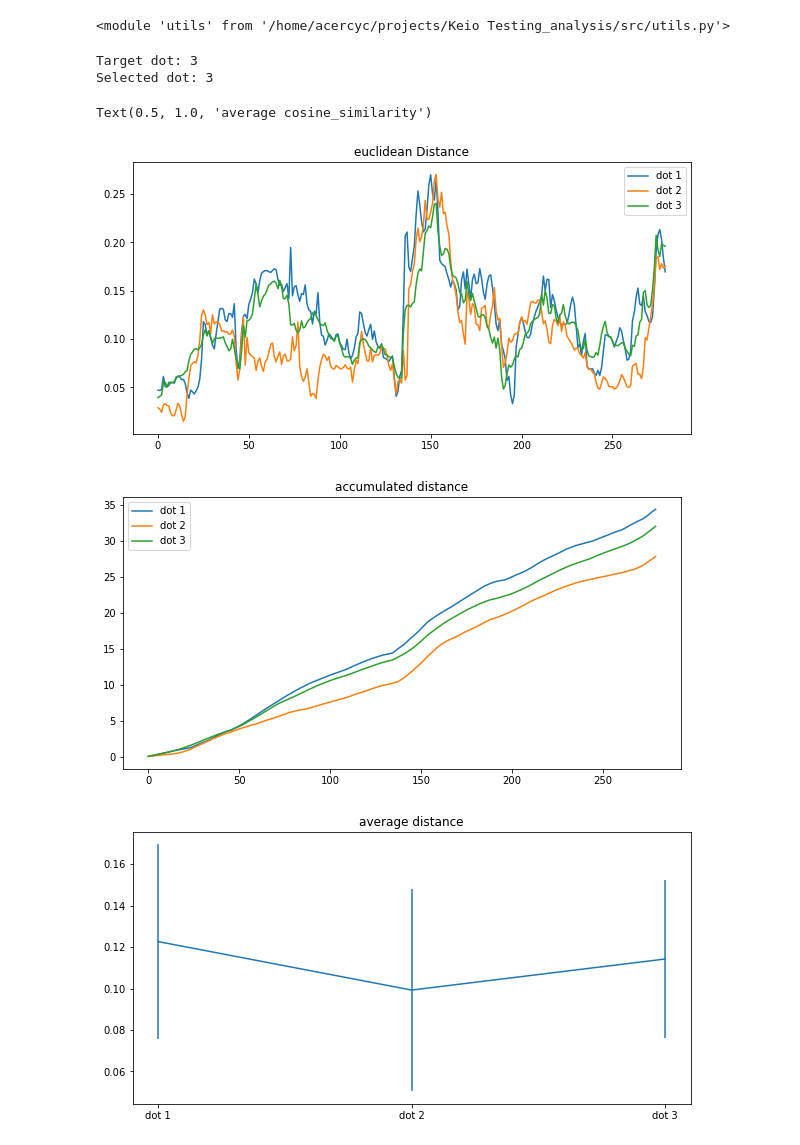
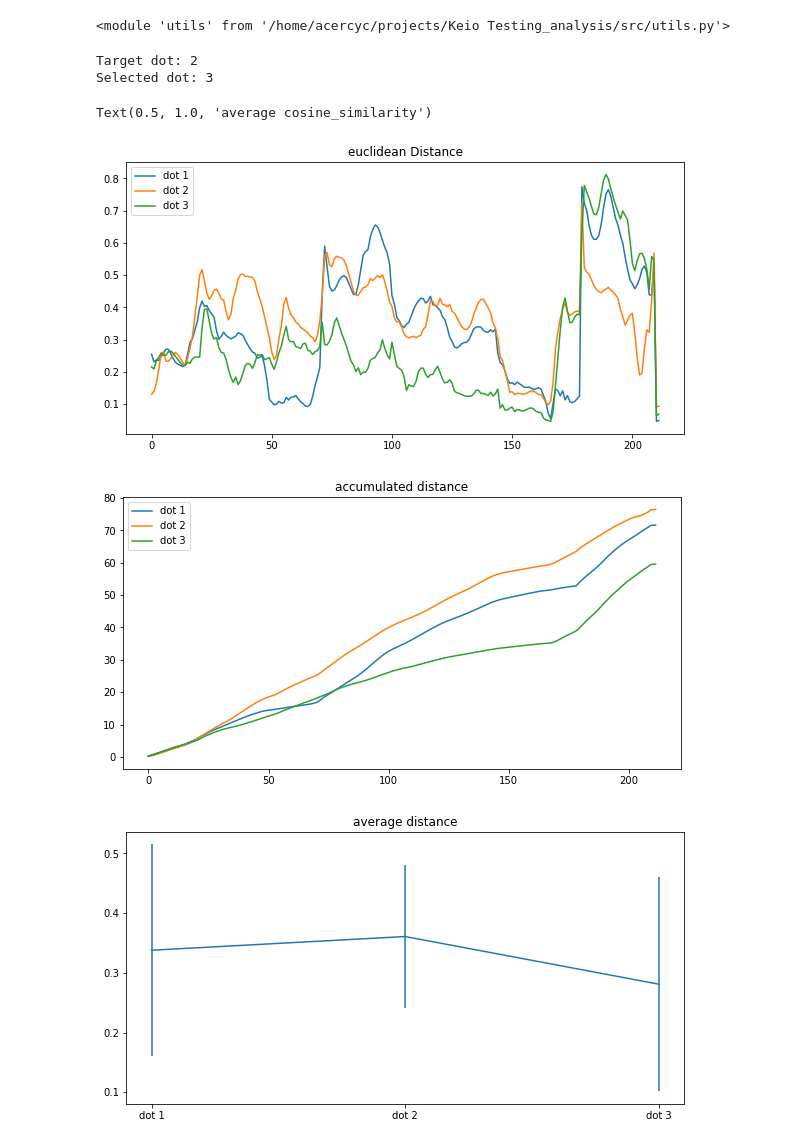
Before and after one commit to acercyc/Keio-Testing_analysis, a Jupyter notebook: src/ana_three_dot_traj_dist_preview.ipynb, the cells around one changed output. Cells and saved outputs as stored; diff of their text form; code cells hidden in the pictures.

```diff
--- a/src/ana_three_dot_traj_dist_preview.ipynb
+++ b/src/ana_three_dot_traj_dist_preview.ipynb
@@ -17,18 +17,33 @@ importlib.reload(utils)
 <module 'utils' from '/home/acercyc/projects/Keio Testing_analysis/src/utils.py'>
 # %%
 # subj = utils.ExpInfo.getSubjIDs()[1]
-subj = 'K-Reg-H-7'
+subj = 'Reg-S-5'
 task = utils.ExpInfo.taskName[1]
 # %%
 # xhy = utils.LoadData.xhy(subj, task)
 # xhy_disp = utils.LoadData.xhy_disp(subj, task)
 d = utils.LoadData.mouseMovement_array(subj, task, velocity=True)
 df_beh = utils.LoadData.behaviorData(subj, task)
+# %%
+def get_scale(subj, task):
+    from sklearn.preprocessing import StandardScaler
+    _, h_all, _ = utils.LoadData.xhy_disp(subj, task)
+    h_all_ = []
+    for h_all_1 in h_all:
+        for h_all_2 in h_all_1:
+            h_all_.append(h_all_2)
+    h_all = np.concatenate(h_all_)
+    scale = StandardScaler().fit(h_all)
+    return scale
+scale = get_scale(subj, task)
 # %%
-iTrial = 8
-wSize = 20
+iTrial = 26
+wSize = 30
+# scaling = True
+scaling = False
+
 dist_measure = 'euclidean'
-
+# dist_measure = 'cityblock'
 
 target = df_beh.loc[iTrial, 'target dot']
 choice = df_beh.loc[iTrial, 'selected dot']
@@ -56,6 +71,12 @@ dist = []
 for iDot in range(3):
     h1 = h
     h2 = h_disp[iDot]
+
+    # scaling
+    if scaling:
+        h1 = scale.transform(h1)
+        h2 = scale.transform(h2)
+
     dist_cos_ = cosine_similarity(h1, h2).diagonal()
     dist_ = paired_distances(h1, h2, metric=dist_measure)
     dist_cos.append(dist_cos_)
@@ -77,34 +98,34 @@ ax.set_title(f'{dist_measure} Distance')
 
 fig, ax = plt.subplots(1, 1, figsize=(10, 5))
 ax.plot(dist.cumsum(axis=0))
 ax.legend(['dot 1', 'dot 2', 'dot 3'])
 ax.set_title('accumulated distance')
 
 
 fig, ax = plt.subplots(1, 1, figsize=(10, 5))
 ax.errorbar(['dot 1', 'dot 2', 'dot 3'],  dist.mean(axis=0), yerr=dist.std(axis=0))
 ax.set_title('average distance')
 
 
 fig, ax = plt.subplots(1, 1, figsize=(10, 5))
 ax.plot(dist_cos)
 ax.legend(['dot 1', 'dot 2', 'dot 3'])
 ax.set_title('cosine_similarity')
 
 
 fig, ax = plt.subplots(1, 1, figsize=(10, 5))
 ax.plot(dist_cos.cumsum(axis=0))
 ax.legend(['dot 1', 'dot 2', 'dot 3'])
 ax.set_title('accumulated cosine_similarity')
 
 
 fig, ax = plt.subplots(1, 1, figsize=(10, 5))
 ax.errorbar(['dot 1', 'dot 2', 'dot 3'],  dist_cos.mean(axis=0), yerr=dist_cos.std(axis=0))
 ax.set_title('average cosine_similarity')
 # %% [output]
-Target dot: 3
+Target dot: 2
 Selected dot: 3
 Text(0.5, 1.0, 'average cosine_similarity')
-[figure, old version]
+[figure, new version]
-[figure, old version]
+[figure, new version]
-[figure, old version]
+[figure, new version]
```
Also changed, not shown: parts of 8 cells of this notebook, 10 other files.
